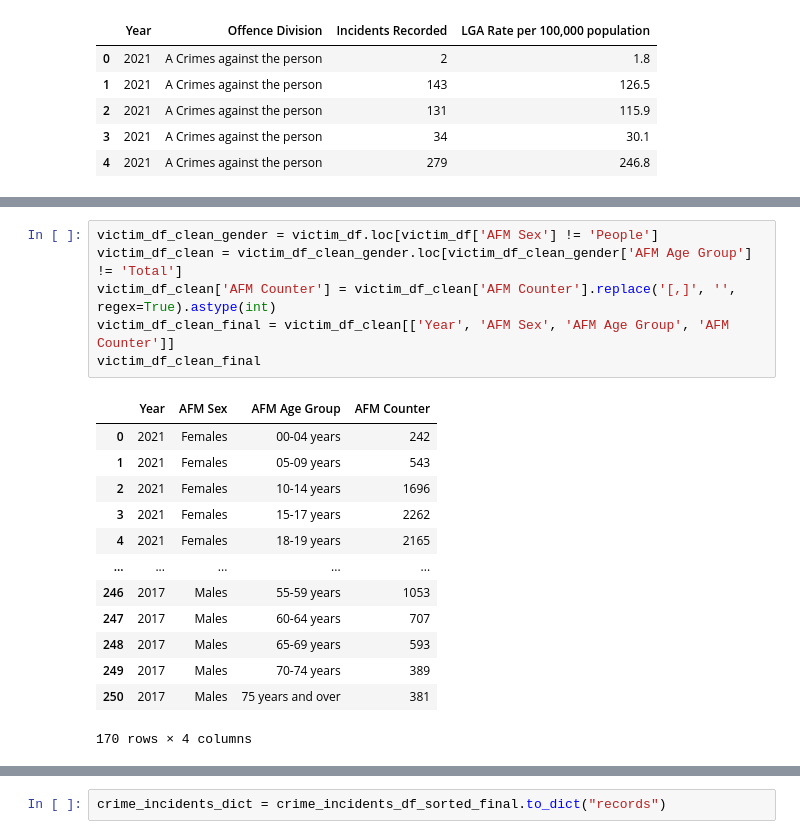
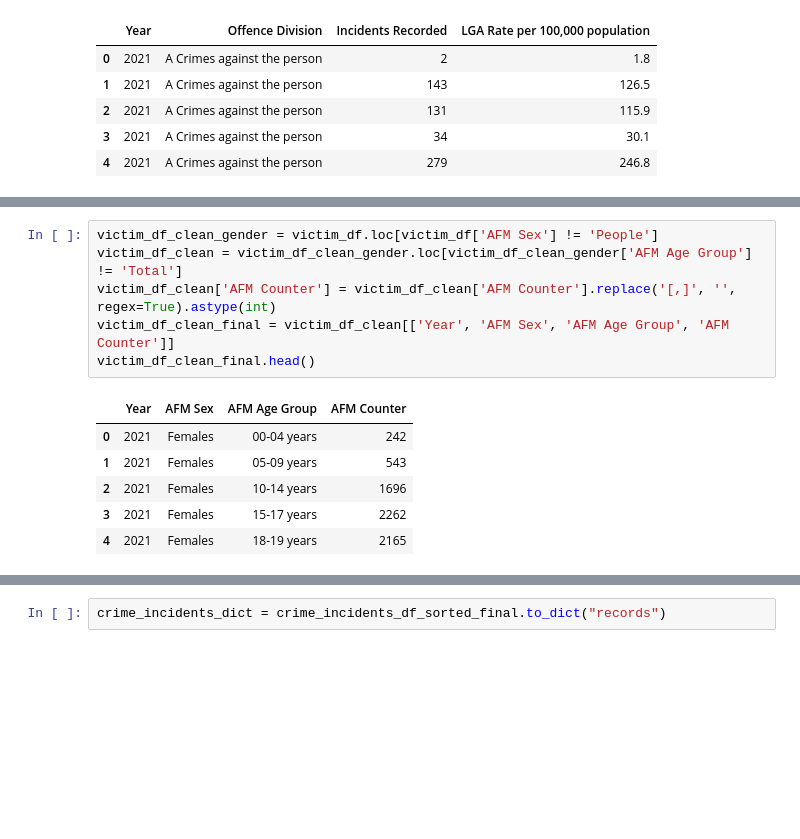
Before and after one commit to sherintm/crimedata-viz, a Jupyter notebook: CrimeData.ipynb, the cells around one changed output, grey strips where cells are left out. Cells and saved outputs as stored; diff of their text form; blank space fills up the shorter version.

```diff
--- a/CrimeData.ipynb
+++ b/CrimeData.ipynb
@@ -218,23 +197,16 @@ grouped_offence_df_final
 # %%
 victim_df_clean_gender = victim_df.loc[victim_df['AFM Sex'] != 'People']
 victim_df_clean = victim_df_clean_gender.loc[victim_df_clean_gender['AFM Age Group'] != 'Total']
 victim_df_clean['AFM Counter'] = victim_df_clean['AFM Counter'].replace('[,]', '', regex=True).astype(int)
 victim_df_clean_final = victim_df_clean[['Year', 'AFM Sex', 'AFM Age Group', 'AFM Counter']]
-victim_df_clean_final
+victim_df_clean_final.head()
 # %% [output]
 |  | Year | AFM Sex | AFM Age Group | AFM Counter |
 | 0 | 2021 | Females | 00-04 years | 242 |
 | 1 | 2021 | Females | 05-09 years | 543 |
 | 2 | 2021 | Females | 10-14 years | 1696 |
 | 3 | 2021 | Females | 15-17 years | 2262 |
 | 4 | 2021 | Females | 18-19 years | 2165 |
-| ... | ... | ... | ... | ... |
-| 246 | 2017 | Males | 55-59 years | 1053 |
-| 247 | 2017 | Males | 60-64 years | 707 |
-| 248 | 2017 | Males | 65-69 years | 593 |
-| 249 | 2017 | Males | 70-74 years | 389 |
-| 250 | 2017 | Males | 75 years and over | 381 |
-170 rows × 4 columns
 # %%
 grouped_victim_df = victim_df_clean_final.groupby(['Year','AFM Age Group','AFM Sex']).sum()
 grouped_victim_df = grouped_victim_df.reset_index()
```
Also changed, not shown: parts of 12 cells of this notebook.
